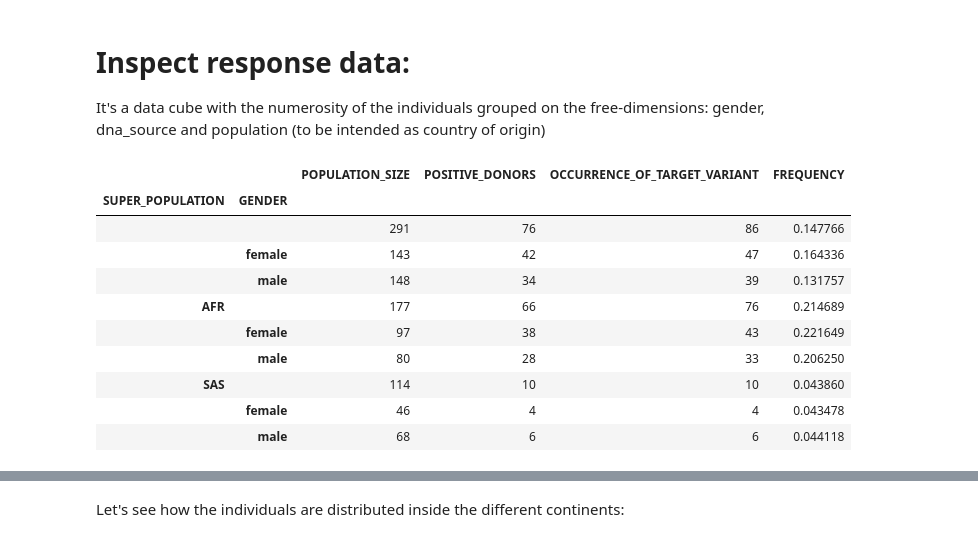
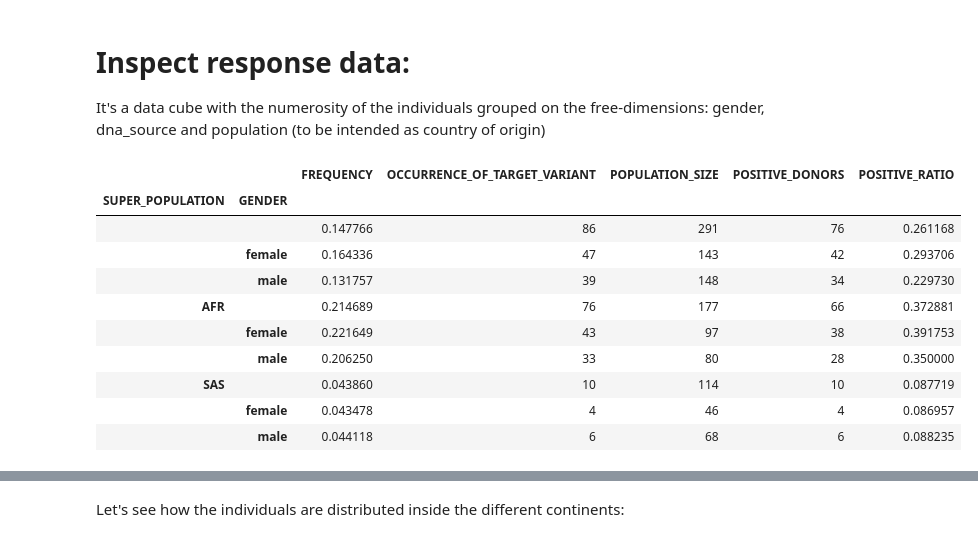
Before and after one commit to DEIB-GECO/VarSum, a Jupyter notebook: demo/variant_distribution.ipynb, the cells around one changed output, grey strips where cells are left out. Drawn from its saved outputs; the diff is of its cells as text; code cells hidden in the pictures.

```diff
--- a/demo/variant_distribution.ipynb
+++ b/demo/variant_distribution.ipynb
@@ -41,24 +37,24 @@ It's a data cube with the numerosity of the individuals grouped on the free-dime
 # %%
 import pandas as pd
 from matplotlib import pyplot as plt
 columns = response_body['columns']
 rows = response_body['rows']
 df = pd.DataFrame.from_records(rows, columns=columns)
 df.fillna(value='', inplace=True)    # replaces Nones (== any value) with ''
 
 df0 = df.pivot_table(df, ['SUPER_POPULATION', 'GENDER'])
-df0 = df0[['POPULATION_SIZE', 'POSITIVE_DONORS', 'OCCURRENCE_OF_TARGET_VARIANT', 'FREQUENCY']]
+df0['POSITIVE_RATIO'] = df0.apply(lambda r: r['POSITIVE_DONORS']/r['POPULATION_SIZE'], axis=1)
 df0
 # %% [output]
-|  |  | POPULATION_SIZE | POSITIVE_DONORS | OCCURRENCE_OF_TARGET_VARIANT | FREQUENCY |
-| SUPER_POPULATION | GENDER |  |  |  |  |
-|  |  | 291 | 76 | 86 | 0.147766 |
-|  | female | 143 | 42 | 47 | 0.164336 |
-|  | male | 148 | 34 | 39 | 0.131757 |
-| AFR |  | 177 | 66 | 76 | 0.214689 |
-|  | female | 97 | 38 | 43 | 0.221649 |
-|  | male | 80 | 28 | 33 | 0.206250 |
-| SAS |  | 114 | 10 | 10 | 0.043860 |
-|  | female | 46 | 4 | 4 | 0.043478 |
-|  | male | 68 | 6 | 6 | 0.044118 |
+|  |  | FREQUENCY | OCCURRENCE_OF_TARGET_VARIANT | POPULATION_SIZE | POSITIVE_DONORS | POSITIVE_RATIO |
+| SUPER_POPULATION | GENDER |  |  |  |  |  |
+|  |  | 0.147766 | 86 | 291 | 76 | 0.261168 |
+|  | female | 0.164336 | 47 | 143 | 42 | 0.293706 |
+|  | male | 0.131757 | 39 | 148 | 34 | 0.229730 |
+| AFR |  | 0.214689 | 76 | 177 | 66 | 0.372881 |
+|  | female | 0.221649 | 43 | 97 | 38 | 0.391753 |
+|  | male | 0.206250 | 33 | 80 | 28 | 0.350000 |
+| SAS |  | 0.043860 | 10 | 114 | 10 | 0.087719 |
+|  | female | 0.043478 | 4 | 46 | 4 | 0.086957 |
+|  | male | 0.044118 | 6 | 68 | 6 | 0.088235 |
 # %% [markdown]
```
Also changed, not shown: parts of 4 cells of this notebook, 3 other files.
